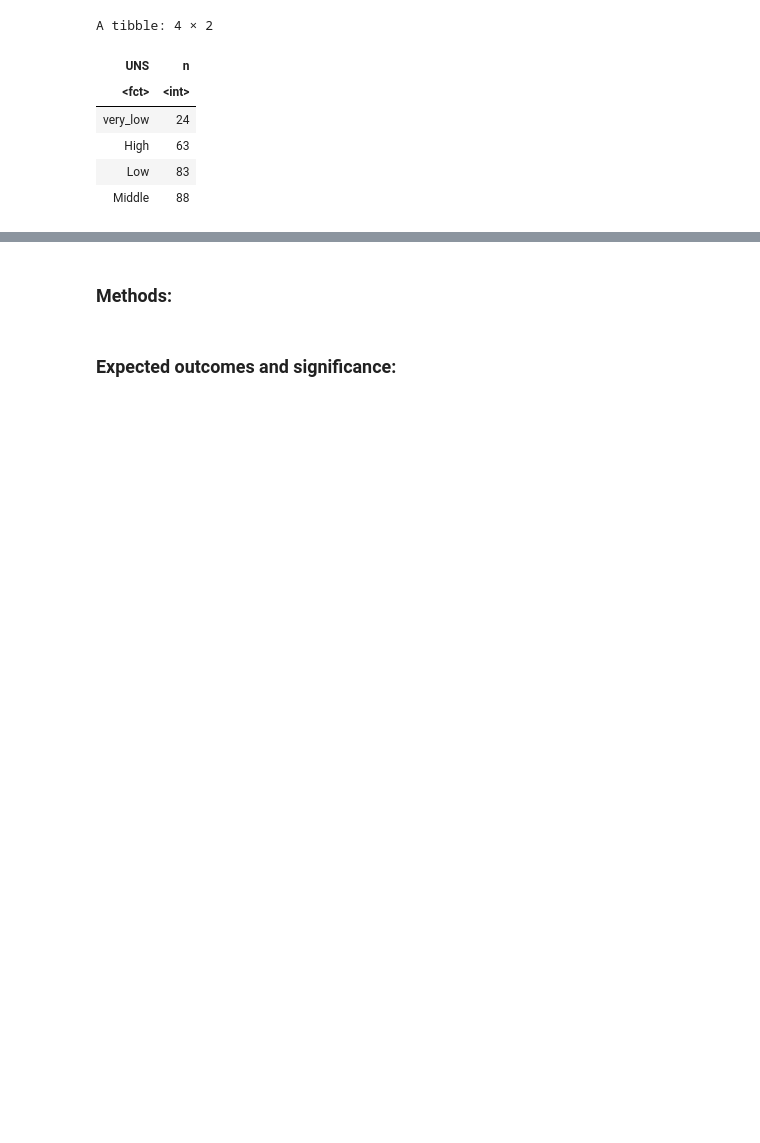
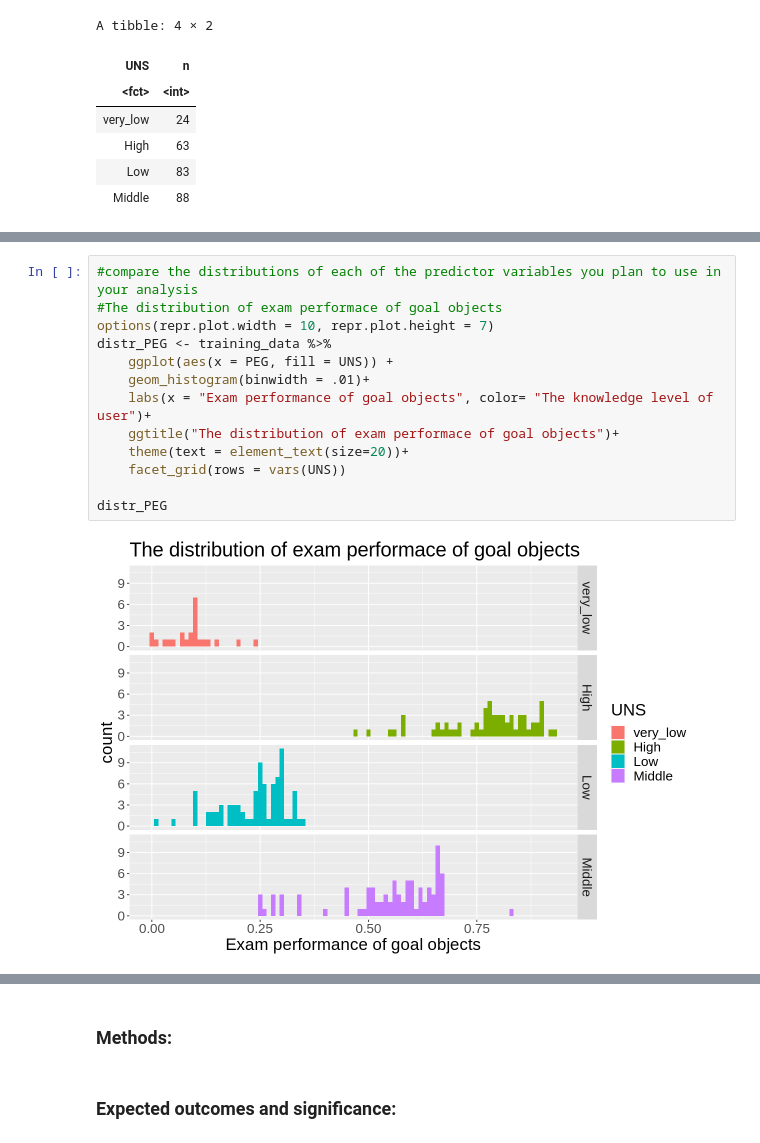
Before and after one commit to namyasharmaa/DSCI-100-Project, a Jupyter notebook: project_proposal.ipynb, the cells around one changed output, grey strips where cells are left out. Cells and saved outputs as stored; diff of their text form; blank space fills up the shorter version.

Commit message:
add predictors means & rows num of na & distribution of our two variables as the instruction said

```diff
--- a/project_proposal.ipynb
+++ b/project_proposal.ipynb
@@ -84,0 +86,15 @@ plot
+# %%
+#compare the distributions of each of the predictor variables you plan to use in your analysis
+#The distribution of exam performace of goal objects
+options(repr.plot.width = 10, repr.plot.height = 7)
+distr_PEG <- training_data %>%
+    ggplot(aes(x = PEG, fill = UNS)) +
+    geom_histogram(binwidth = .01)+
+    labs(x = "Exam performance of goal objects", color= "The knowledge level of user")+
+    ggtitle("The distribution of exam performace of goal objects")+
+    theme(text = element_text(size=20))+
+    facet_grid(rows = vars(UNS))
+
+distr_PEG
+# %% [output]
+[figure, added]
```
Also changed, not shown: parts of 5 cells of this notebook.
